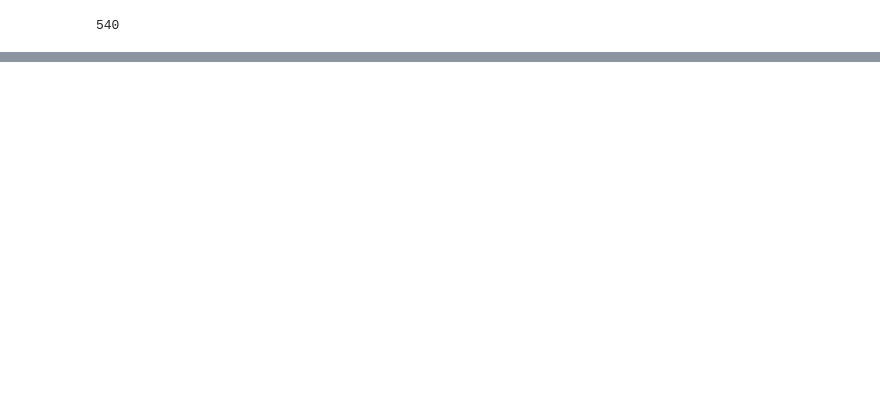
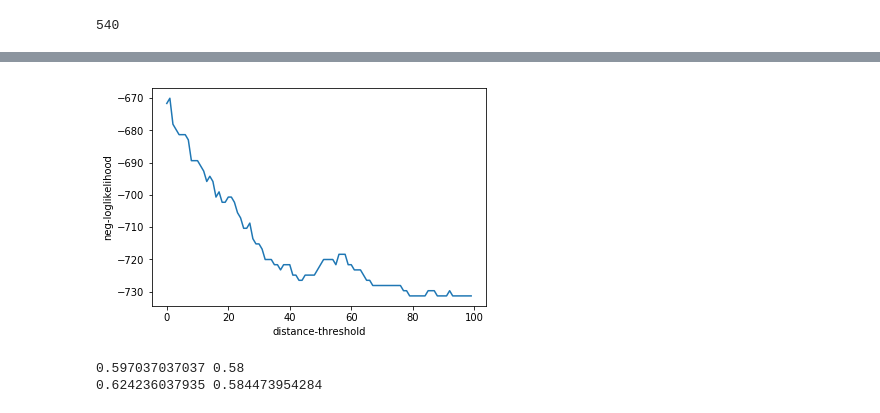
Before and after one commit to xuefeicao/data_programming, a Jupyter notebook: images/snorkel_learning_threshold.ipynb, the cells around one changed output, grey strips where cells are left out. Cells and saved outputs as stored; diff of their text form; code cells hidden in the pictures; blank space fills up the shorter version.

```diff
--- a/images/snorkel_learning_threshold.ipynb
+++ b/images/snorkel_learning_threshold.ipynb
@@ -216,0 +279,12 @@ print(a)
+# %%
+#baseline
+for i in range(10):
+    tmp_alpha = tmp[:,i]
+    ans, _, _ = f(tmp_alpha, L_fns=L_fns, ind=ind, epochs=1000)
+
+    acc_baseline[i][0], f1_baseline[i][0] = ans[0:2]
+    print(ans[0:2])
+    labels = ans[2]
+    acc_baseline[i][1], f1_baseline[i][1] = metric(labels)
+
+print(np.mean([x[1] for x in acc_baseline]), np.mean([x[1] for x in f1_baseline]))
@@ -216,0 +474,13 @@ print(a)
+# %%
+plt.plot(one_d[0:100])
+plt.xlabel('distance-threshold')
+plt.ylabel('neg-loglikelihood')
+plt.savefig('dis.pdf')
+# %% [output]
+[figure, added]
+# %%
+print(np.mean([x[1] for x in acc]), np.mean([x[1] for x in acc_baseline]))
+print(np.mean([x[1] for x in f1]), np.mean([x[1] for x in f1_baseline]))
+# %% [output]
+0.597037037037 0.58
+0.624236037935 0.584473954284
```
Also changed, not shown: parts of 14 cells of this notebook, 6 other files.
